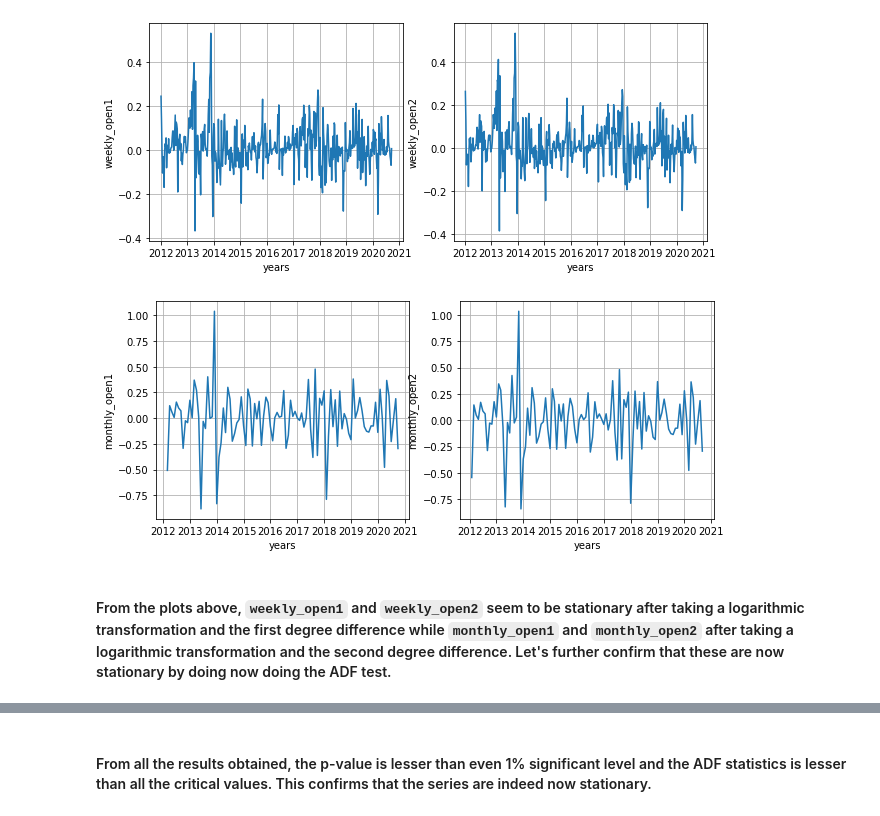
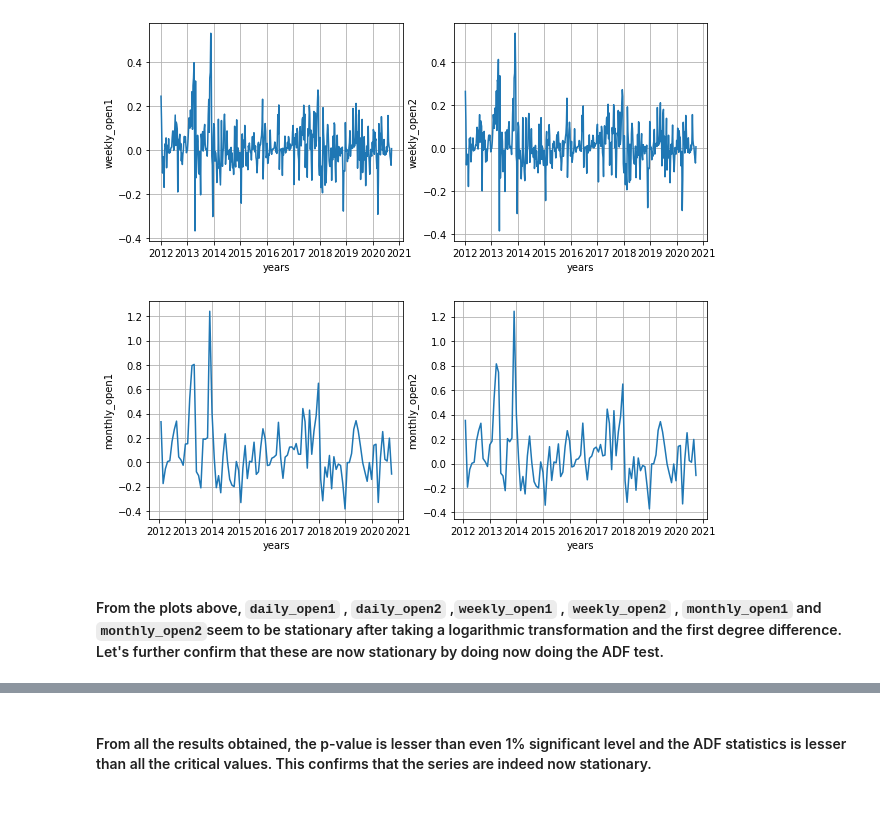
Before and after one commit to HamoyeHQ/05-bitcoin-trading, a Jupyter notebook: Open column time series.ipynb, the cells around one changed output, grey strips where cells are left out. Cells and saved outputs as stored; diff of their text form; code cells hidden in the pictures.

`````diff
--- a/Open column time series.ipynb
+++ b/Open column time series.ipynb
@@ -331,13 +331,19 @@ plot_series_of_each_column(bitcoin_df_imputation2)
 open_time_series1 = bitcoin_df_imputation1['Open']
 open_time_series2 = bitcoin_df_imputation2['Open']
 # %%
+daily_open_time_series1 = open_time_series1.resample('D').mean().fillna(method='ffill') # downsamples to a
+                                                                                        # daily timeframe
+daily_open_time_series2 = open_time_series2.resample('D').mean().fillna(method='ffill') # downsamples to a
+                                                                                        # daily timeframe
 weekly_open_time_series1 = open_time_series1.resample('W').mean() # downsamples to a weekly timeframe
 weekly_open_time_series2 = open_time_series2.resample('W').mean() # downsamples to a weekly timeframe
 
 monthly_open_time_series1 = open_time_series1.resample('M').mean() # downsamples to a monthly timeframe
-monthly_open_time_series2 = open_time_series2.resample('M', label='left').mean() # downsamples to a monthly timeframe
+monthly_open_time_series2 = open_time_series2.resample('M').mean() # downsamples to a monthly timeframe
 
 # let's confirm that there are no Nan values after downsampling.
+assert daily_open_time_series1.isnull().sum() == 0
+assert daily_open_time_series2.isnull().sum() == 0
 assert weekly_open_time_series1.isnull().sum() == 0
 assert weekly_open_time_series2.isnull().sum() == 0
 assert monthly_open_time_series1.isnull().sum() == 0
@@ -502,12 +527,12 @@ critical values:
 ## Making the series staionary:
 #### First, let;s create a function that will take keys of dictionary of series and the degree of differencing and returns a tuple of the differenced series and also plot the series
 # %%
-def remove_trend_and_season(series_keys, n_diff=1):
+def remove_trend_and_season(series, n_diff=1):
     fig = plt.figure(figsize=(10, 4))
 
     results = []
 
-    for series_name, ind in zip(series_keys, range(1, len(series_keys)+1)):
+    for series_name, ind in zip(list(series.keys()), range(1, len(series)+1)):
         a = fig.add_subplot(1, 2, ind)
         series_log = np.log(series[series_name])
         series_diff = series_log
@@ -528,10 +557,11 @@ stationary_weekly1, stationary_weekly2 = remove_trend_and_season(list(series.key
 # %% [output]
 [figure]
 # %%
-stationary_monthly1, stationary_monthly2 = remove_trend_and_season(list(series.keys())[1::2], 2)
+stationary_monthly1, stationary_monthly2 = remove_trend_and_season({k: series[k] for k in \
+                                                                   list(series.keys())[1::2]})
 # %% [output]
-[figure, old version]
+[figure, new version]
 # %% [markdown]
-#### From the plots above, ````weekly_open1```` and ````weekly_open2```` seem to be stationary after taking a logarithmic transformation and the first degree difference while ````monthly_open1```` and ````monthly_open2```` after taking a logarithmic transformation and the second degree difference. Let's further confirm that these are now stationary by doing now doing the ADF test.
+#### From the plots above,  ````daily_open1```` , ````daily_open2```` ,````weekly_open1```` , ````weekly_open2```` , ````monthly_open1```` and ````monthly_open2````seem to be stationary after taking a logarithmic transformation and the first degree difference. Let's further confirm that these are now stationary by doing now doing the ADF test.
 # %%
 # making a dictionary of series name/stationary series pairs
`````
Also changed, not shown: parts of 38 cells of this notebook.
